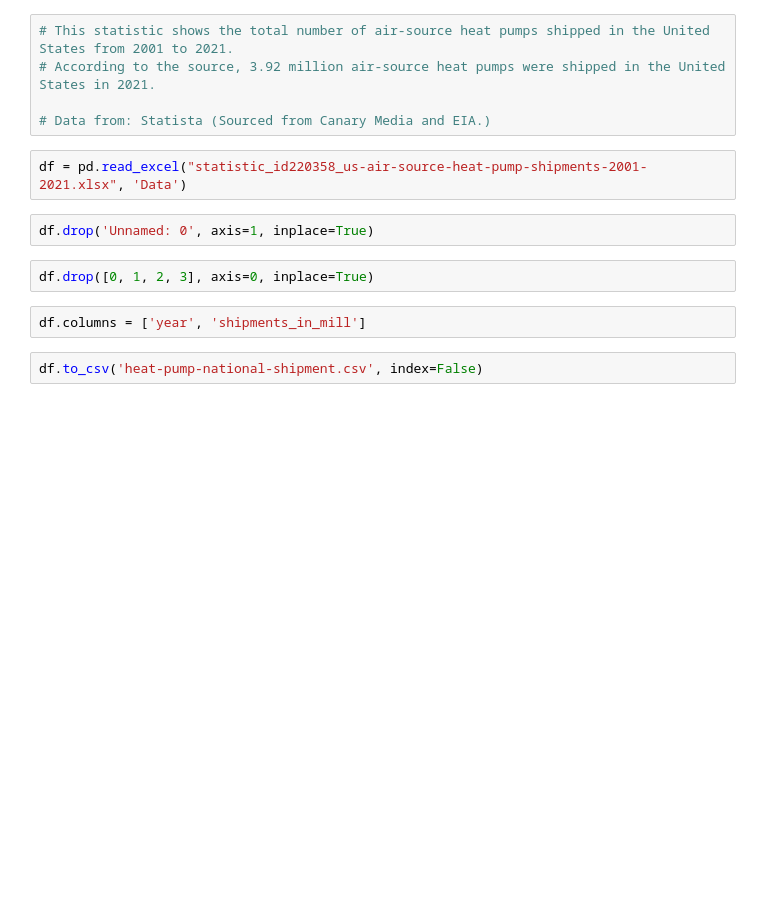
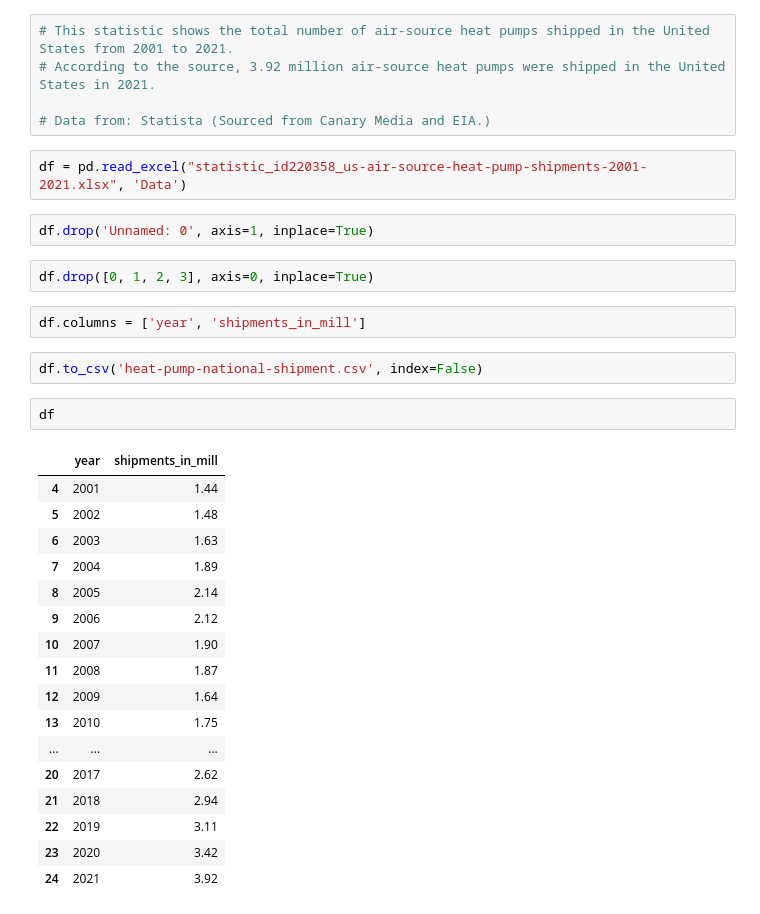
Before and after one commit to junekim6/heat-pump-nyc, a Jupyter notebook: heat-pump-shipments.ipynb, the cells around one changed output. Saved outputs shown, nothing was run; the diff lists cells and outputs as text; blank space fills up the shorter version.

```diff
--- a/heat-pump-shipments.ipynb
+++ b/heat-pump-shipments.ipynb
@@ -73,6 +68,26 @@ df.drop([0, 1, 2, 3], axis=0, inplace=True)
 df.columns = ['year', 'shipments_in_mill']
 # %%
 df.to_csv('heat-pump-national-shipment.csv', index=False)
+# %%
+df
+# %% [output]
+|  | year | shipments_in_mill |
+| 4 | 2001 | 1.44 |
+| 5 | 2002 | 1.48 |
+| 6 | 2003 | 1.63 |
+| 7 | 2004 | 1.89 |
+| 8 | 2005 | 2.14 |
+| 9 | 2006 | 2.12 |
+| 10 | 2007 | 1.90 |
+| 11 | 2008 | 1.87 |
+| 12 | 2009 | 1.64 |
+| 13 | 2010 | 1.75 |
+| ... | ... | ... |
+| 20 | 2017 | 2.62 |
+| 21 | 2018 | 2.94 |
+| 22 | 2019 | 3.11 |
+| 23 | 2020 | 3.42 |
+| 24 | 2021 | 3.92 |
 # %%
 %%R -w 660
 
```
Also changed, not shown: parts of 4 cells of this notebook, 1 other file.
